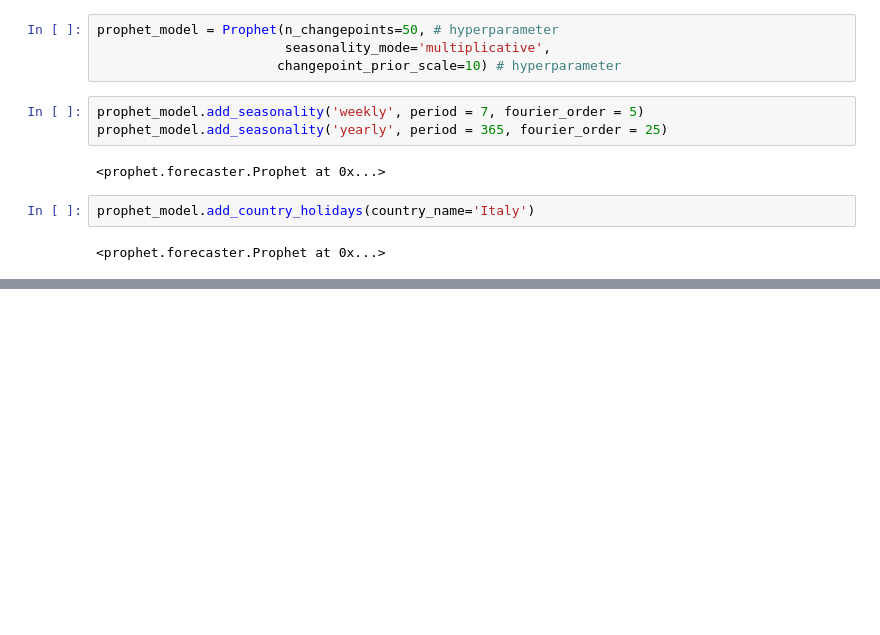
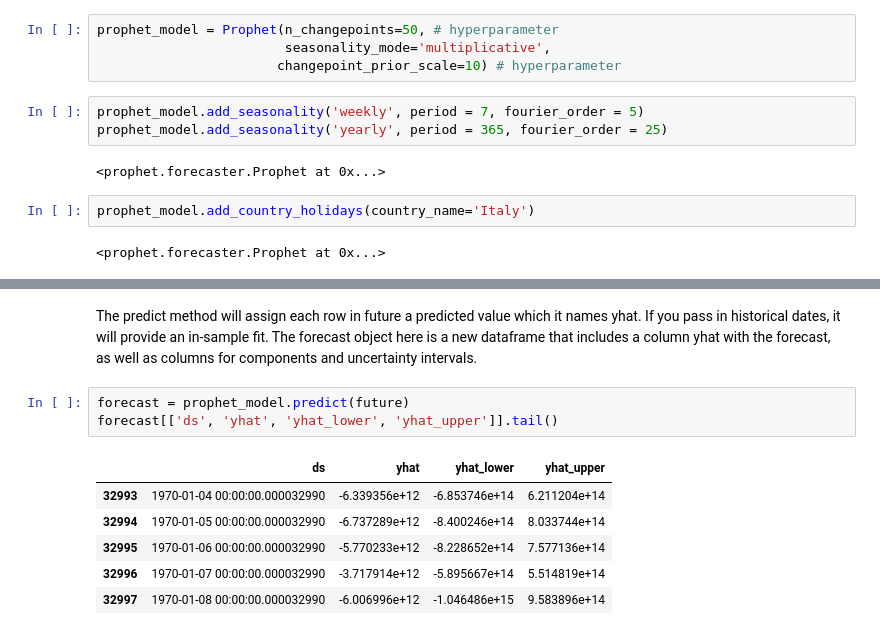
Before and after one commit to czek0/Data-Science-Portfolio, a Jupyter notebook: Covid19_forcasting.ipynb, the cells around one changed output, grey strips where cells are left out. Saved outputs shown, nothing was run; the diff lists cells and outputs as text; blank space fills up the shorter version.

```diff
--- a/Covid19_forcasting.ipynb
+++ b/Covid19_forcasting.ipynb
@@ -139,0 +182,12 @@ DateParseError: day is out of range for month: 0, at position 0
+# %% [markdown]
+The predict method will assign each row in future a predicted value which it names yhat. If you pass in historical dates, it will provide an in-sample fit. The forecast object here is a new dataframe that includes a column yhat with the forecast, as well as columns for components and uncertainty intervals.
+# %%
+forecast = prophet_model.predict(future)
+forecast[['ds', 'yhat', 'yhat_lower', 'yhat_upper']].tail()
+# %% [output]
+|  | ds | yhat | yhat_lower | yhat_upper |
+| 32993 | 1970-01-04 00:00:00.000032990 | -6.339356e+12 | -6.853746e+14 | 6.211204e+14 |
+| 32994 | 1970-01-05 00:00:00.000032990 | -6.737289e+12 | -8.400246e+14 | 8.033744e+14 |
+| 32995 | 1970-01-06 00:00:00.000032990 | -5.770233e+12 | -8.228652e+14 | 7.577136e+14 |
+| 32996 | 1970-01-07 00:00:00.000032990 | -3.717914e+12 | -5.895667e+14 | 5.514819e+14 |
+| 32997 | 1970-01-08 00:00:00.000032990 | -6.006996e+12 | -1.046486e+15 | 9.583896e+14 |
```
Also changed, not shown: parts of 14 cells of this notebook.
